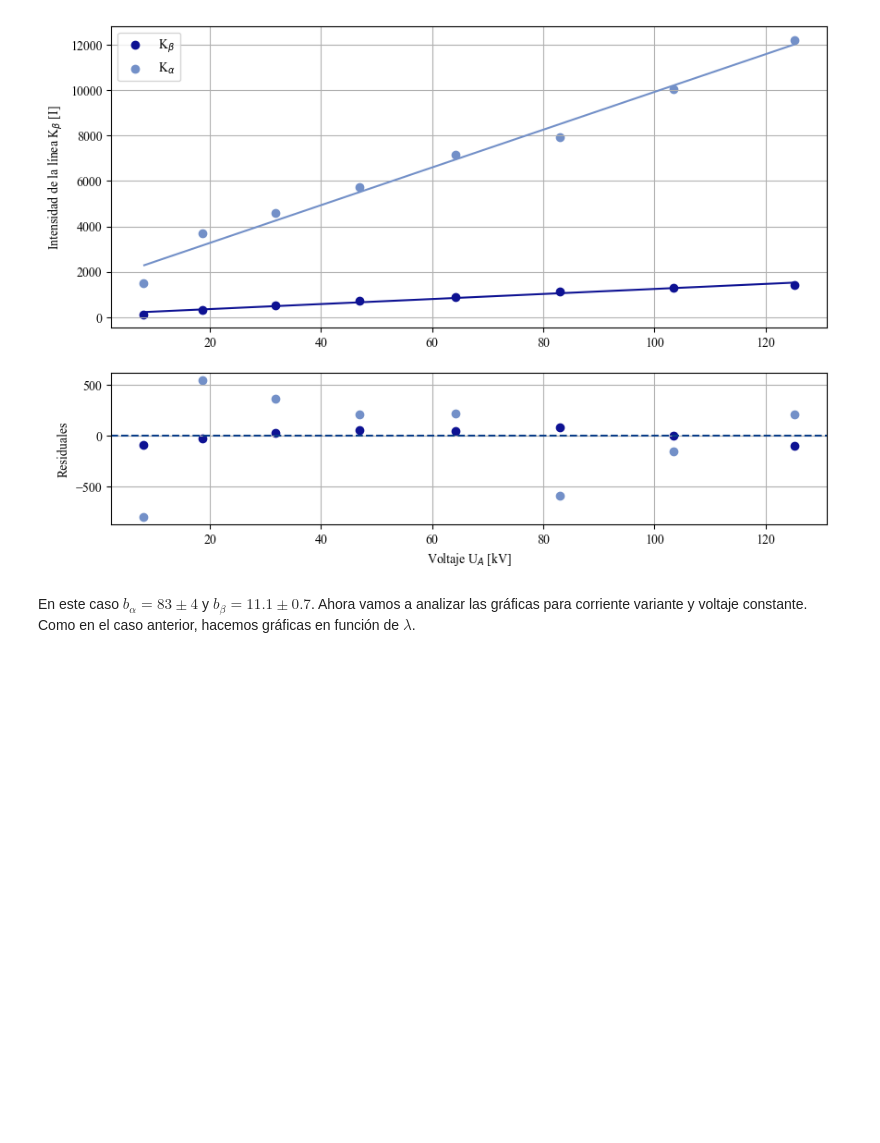
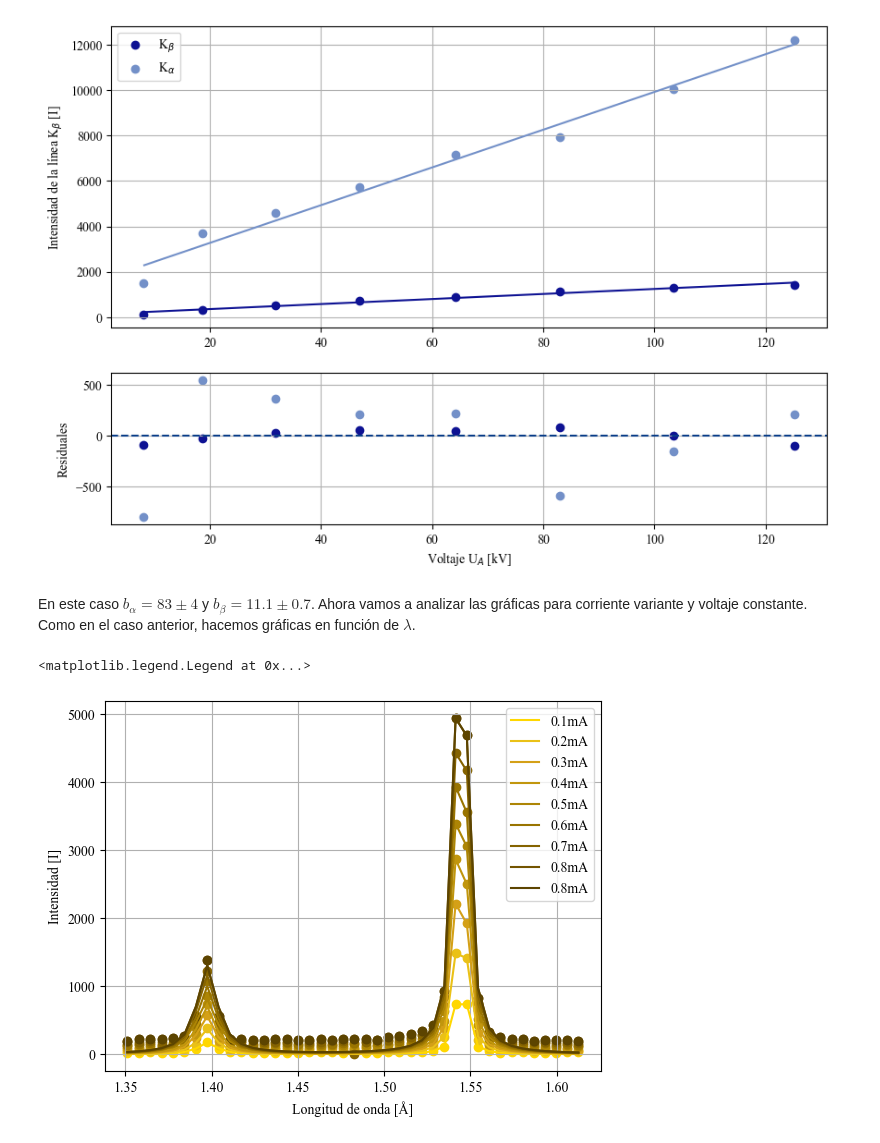
Before and after one commit to samuhdz/Laboratorio-Intermedio, a Jupyter notebook: Rayos X/Bitácora_1_y_3.ipynb, the cells around one changed output. Drawn from its saved outputs; the diff is of its cells as text; code cells hidden in the pictures; blank space fills up the shorter version.

```diff
--- a/Rayos X/Bitácora_1_y_3.ipynb
+++ b/Rayos X/Bitácora_1_y_3.ipynb
@@ -573,3 +573,42 @@ print(b_1,a_1,inc_a_1,inc_b_1)
 [figure]
 # %% [markdown]
 En este caso $b_\alpha=83 \pm 4$ y $b_\beta=11.1 \pm 0.7 $. Ahora vamos a analizar las gráficas para corriente variante y voltaje constante. Como en el caso anterior, hacemos gráficas en función de $\lambda$.
+# %%
+colores = [
+    "#FFD700",  # Amarillo dorado (punto medio)
+    "#EAC117",  # Amarillo fuerte
+    "#D4A017",  # Amarillo ocre
+    "#C1960D",  # Amarillo mostaza
+    "#AD8505",  # Amarillo tierra
+    "#997400",  # Amarillo oscuro
+    "#856300",  # Mostaza intenso
+    "#735400",  # Amarillo marrón
+    "#5C4400"   # Amarillo muy oscuro
+]
+
+def ajustar_lor (I,lambdas,seed):
+    param_lorentz,inc_lor=curve_fit(double_lorentz, lambdas, I, p0=seed, sigma=inc_int_i, absolute_sigma=True)
+    errors_lorentz = np.sqrt(np.diag(inc_lor))
+
+    A_1,x01, gamma1,A_2,x02, gamma2=param_lorentz
+    A1_err, x01_err, gamma1_err, A2_err, x02_err, gamma2_err = errors_lorentz
+    xxxxx=np.linspace(1.34,1.7,10000)
+    y2=double_lorentz(xxxxx,A_1,x01,gamma1,A_2,x02,gamma2)
+    IKb = lorentz(x02, A_2, x02, gamma2)
+    IKa = lorentz(x01, A_1, x01, gamma1)
+    ajuste_lor=double_lorentz(lambdas,A_1,x01,gamma1,A_2,x02,gamma2)
+    return (ajuste_lor,IKb,IKa,y2)
+for i in range(len(intensidades_v)):
+    y=ajustar_lor(intensidades_i[i],lambda_i,p0_lor)[0]
+
+    plt.scatter(lambda_i,intensidades_i[i],color=colores[i])
+    plt.plot(lambda_i, y, color = colores[i], label = indices_corrientes[i])
+
+
+plt.xlabel("Longitud de onda [Å]")
+plt.ylabel("Intensidad [I]")
+plt.grid()
+plt.legend()
+# %% [output]
+<matplotlib.legend.Legend at 0x...>
+[figure, added]
```
Also changed, not shown: parts of 2 cells of this notebook, 1 other file.
